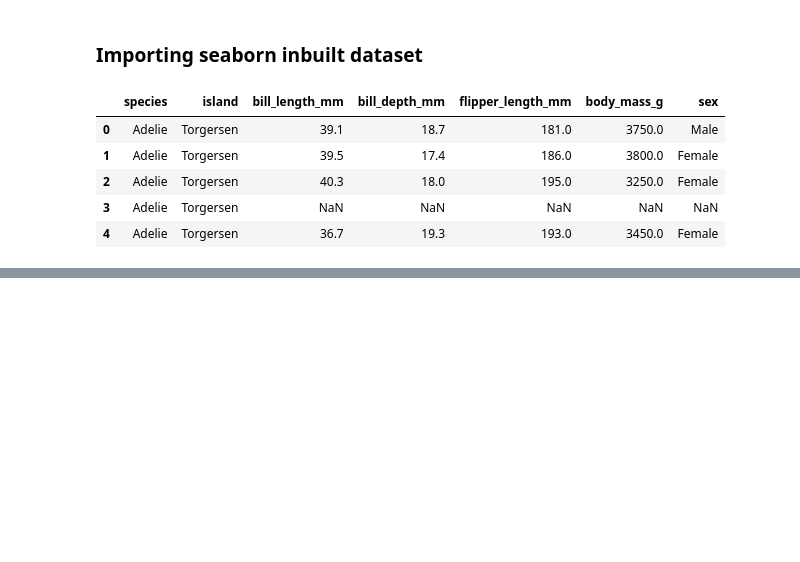
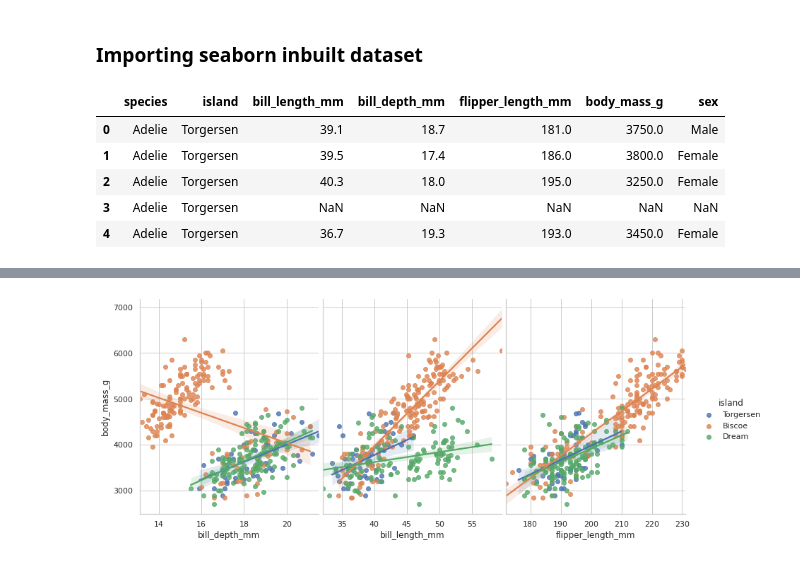
Before and after one commit to Sureshkrishh/Datascience-notes, a Jupyter notebook: 1. Python/012. Seaborn.ipynb, the cells around one changed output, grey strips where cells are left out. Drawn from its saved outputs; the diff is of its cells as text; code cells hidden in the pictures; blank space fills up the shorter version.

```diff
--- a/1. Python/012. Seaborn.ipynb
+++ b/1. Python/012. Seaborn.ipynb
@@ -301,0 +331,16 @@ pn.head()
+# %%
+sns.set_theme(style='whitegrid')
+
+sns.pairplot(pn,
+             x_vars=['bill_depth_mm', 'bill_length_mm', 'flipper_length_mm'],
+             y_vars=['body_mass_g'],
+             diag_kind=None,
+             hue='island',
+             height=5,
+             aspect=0.8,
+             kind='reg'
+            )
+
+plt.show()
+# %% [output]
+[figure, added]
```
Also changed, not shown: parts of 4 cells of this notebook.
